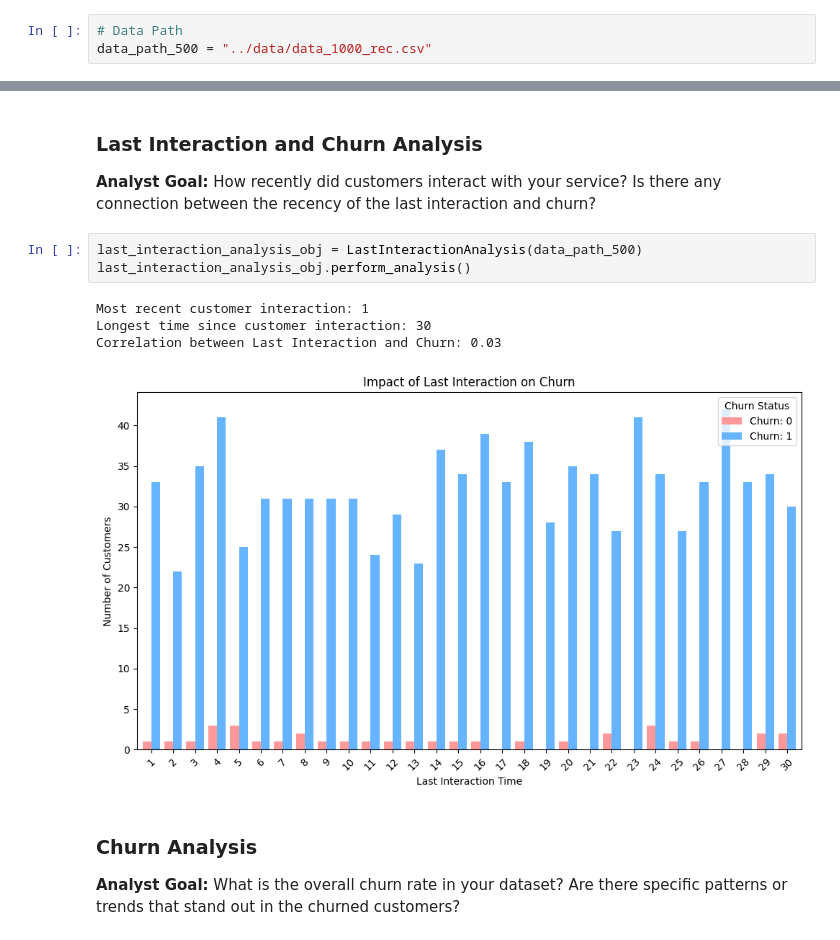
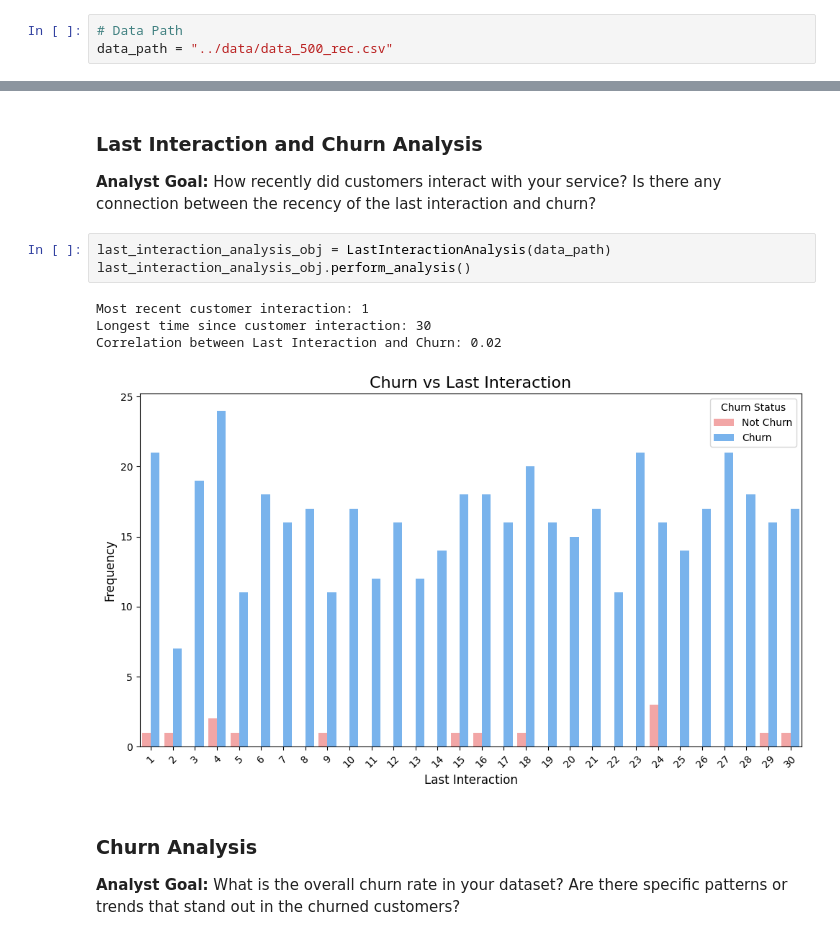
Before and after one commit to Leangchhay1523/Customer_Churn_Analysis, a Jupyter notebook: src/main.ipynb, the cells around one changed output, grey strips where cells are left out. Drawn from its saved outputs; the diff is of its cells as text.

```diff
--- a/src/main.ipynb
+++ b/src/main.ipynb
@@ -29,7 +28,7 @@ import numpy as np
 ## Analyzing
 # %%
 # Data Path
-data_path_500 = "../data/data_1000_rec.csv"
+data_path = "../data/data_500_rec.csv"
 # %% [markdown]
 ### Initial Analysis
 # %%
@@ -214,13 +246,13 @@ Correlation between Total Spend and Churn: -0.15
 ### Last Interaction and Churn Analysis
 **Analyst Goal:** How recently did customers interact with your service? Is there any connection between the recency of the last interaction and churn?
 # %%
-last_interaction_analysis_obj = LastInteractionAnalysis(data_path_500)
+last_interaction_analysis_obj = LastInteractionAnalysis(data_path)
 last_interaction_analysis_obj.perform_analysis()
 # %% [output]
 Most recent customer interaction: 1
 Longest time since customer interaction: 30
-Correlation between Last Interaction and Churn: 0.03
+Correlation between Last Interaction and Churn: 0.02
-[figure, old version]
+[figure, new version]
 # %% [markdown]
 ### Churn Analysis
 **Analyst Goal:** What is the overall churn rate in your dataset? Are there specific patterns or trends that stand out in the churned customers?
```
Also changed, not shown: parts of 20 cells of this notebook, 2 other files.
